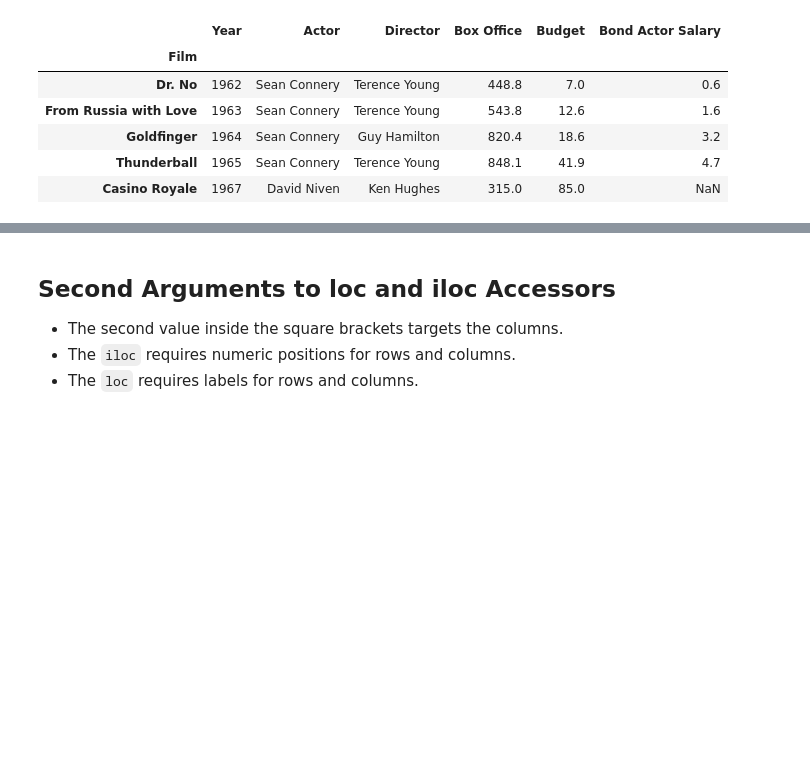
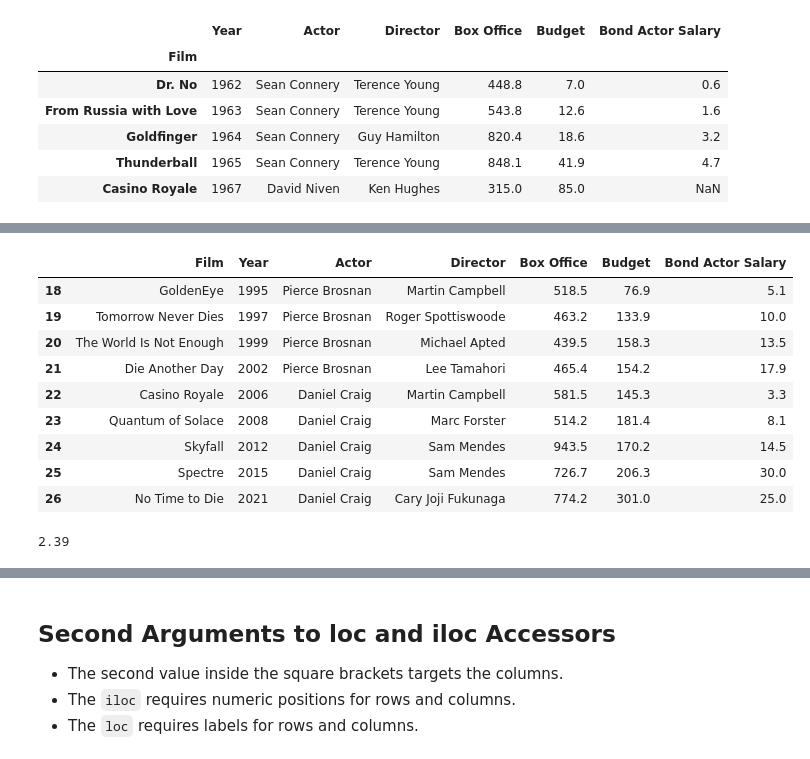
Before and after one commit to Lucas01iveira/Data-Engineering, a Jupyter notebook: Data Analysis with Pandas and Python/materials/pandas/Incomplete/06 - DataFrames III - Data Extraction.ipynb, the cells around one changed output, grey strips where cells are left out. Cells and saved outputs as stored; diff of their text form; code cells hidden in the pictures; blank space fills up the shorter version.

```diff
--- a/Data Analysis with Pandas and Python/materials/pandas/Incomplete/06 - DataFrames III - Data Extraction.ipynb
+++ b/Data Analysis with Pandas and Python/materials/pandas/Incomplete/06 - DataFrames III - Data Extraction.ipynb
@@ -156,0 +159,3 @@ bond.loc[:"On Her Majesty's Secret Service"]
+# %%
+bond= pd.read_csv('jamesbond.csv')
+bond.head()
@@ -156,0 +277,23 @@ bond.loc[:"On Her Majesty's Secret Service"]
+# %%
+#9) Use .loc to filter the rows where the Year is after 1990, and either the Box Office is less than 200 million or the Budget is greater than 100 million. Return all columns for the filtered rows.
+bond.loc[ ( bond['Year'] > 1990 ) & ( (bond['Box Office'] < 200000000) | (bond['Budget'] > 100000000) ) ]
+
+film_was_produced_after_90s= bond['Year'] > 1990
+box_office_is_less_than_200M= bond['Box Office'] < 200000000
+budget_is_greater_than_100M= bond['Budget'] > 100000000
+bond[ film_was_produced_after_90s & (box_office_is_less_than_200M | budget_is_greater_than_100M)]
+# %% [output]
+|  | Film | Year | Actor | Director | Box Office | Budget | Bond Actor Salary |
+| 18 | GoldenEye | 1995 | Pierce Brosnan | Martin Campbell | 518.5 | 76.9 | 5.1 |
+| 19 | Tomorrow Never Dies | 1997 | Pierce Brosnan | Roger Spottiswoode | 463.2 | 133.9 | 10.0 |
+| 20 | The World Is Not Enough | 1999 | Pierce Brosnan | Michael Apted | 439.5 | 158.3 | 13.5 |
+| 21 | Die Another Day | 2002 | Pierce Brosnan | Lee Tamahori | 465.4 | 154.2 | 17.9 |
+| 22 | Casino Royale | 2006 | Daniel Craig | Martin Campbell | 581.5 | 145.3 | 3.3 |
+| 23 | Quantum of Solace | 2008 | Daniel Craig | Marc Forster | 514.2 | 181.4 | 8.1 |
+| 24 | Skyfall | 2012 | Daniel Craig | Sam Mendes | 943.5 | 170.2 | 14.5 |
+| 25 | Spectre | 2015 | Daniel Craig | Sam Mendes | 726.7 | 206.3 | 30.0 |
+| 26 | No Time to Die | 2021 | Daniel Craig | Cary Joji Fukunaga | 774.2 | 301.0 | 25.0 |
+# %%
+round(2.387473846,2)
+# %% [output]
+2.39
```
Also changed, not shown: parts of 12 cells of this notebook.
